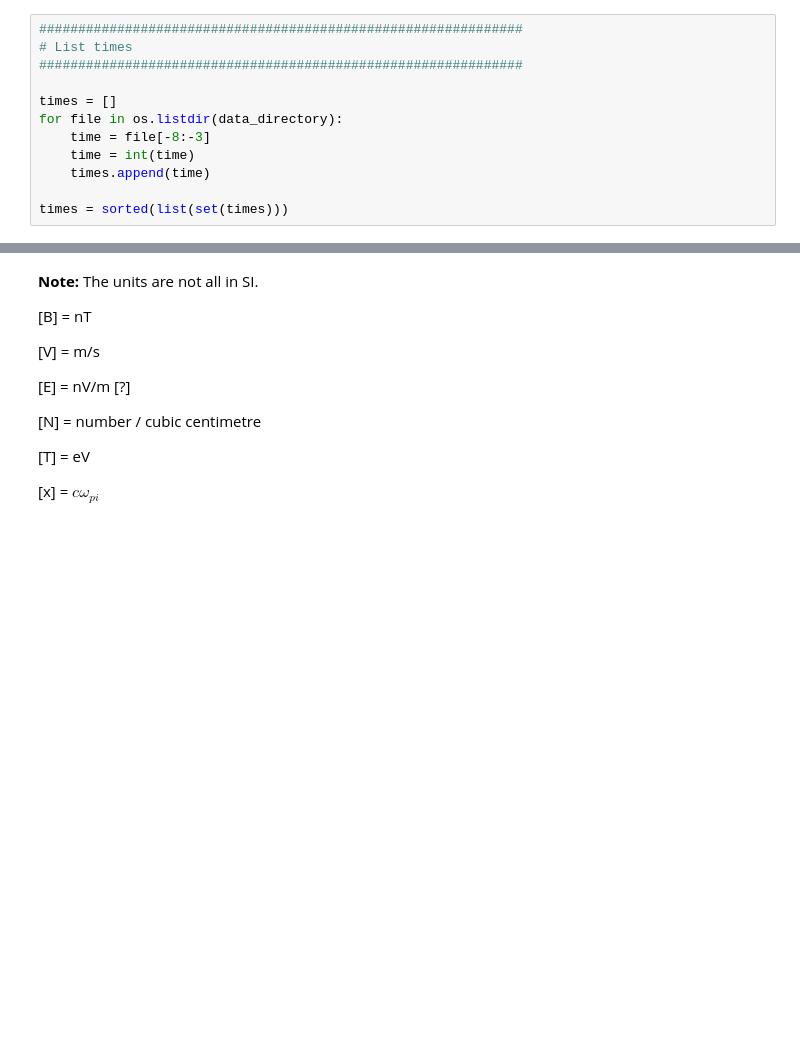
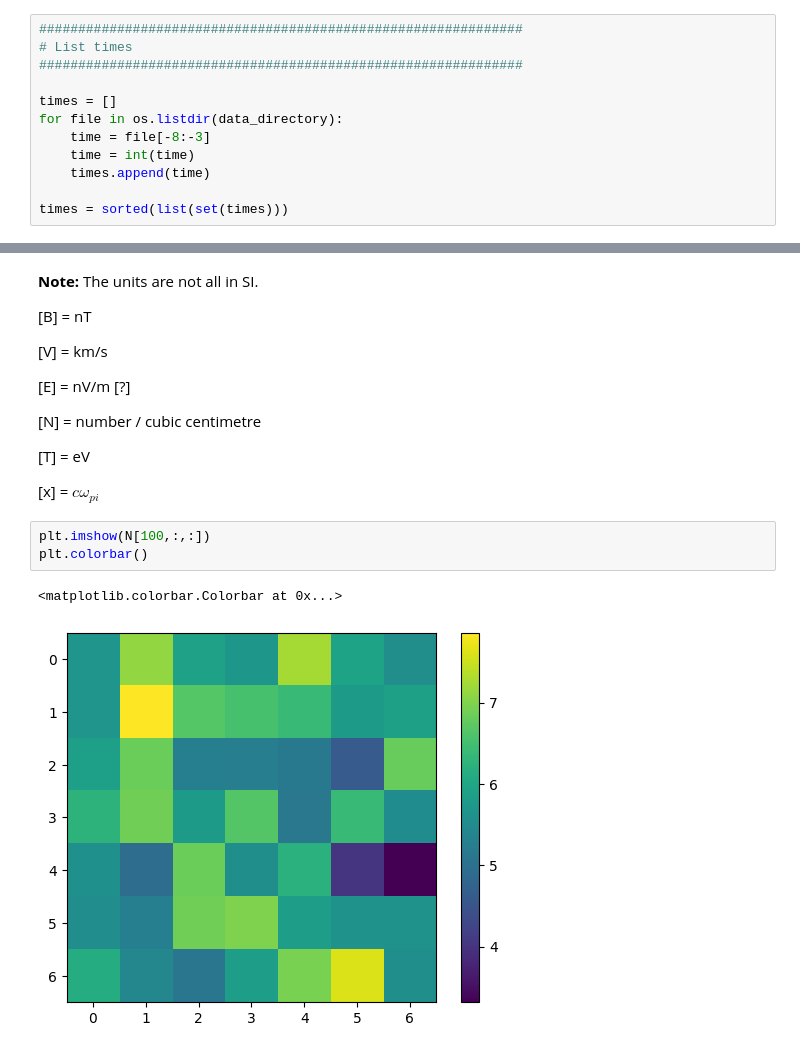
Before and after one commit to cmoissar/LatHyS, a Jupyter notebook: analyse_results/plot_lines.ipynb, the cells around one changed output, grey strips where cells are left out. Drawn from its saved outputs; the diff is of its cells as text; blank space fills up the shorter version.

```diff
--- a/analyse_results/plot_lines.ipynb
+++ b/analyse_results/plot_lines.ipynb
@@ -78,7 +100,7 @@ The units are not all in SI.
 
 [B] = nT
 
-[V] = m/s
+[V] = km/s
 
 [E] = nV/m [?]
 
@@ -87,3 +109,9 @@ The units are not all in SI.
 [T] = eV
 
 [x] = $c \omega_{pi}$
+# %%
+plt.imshow(N[100,:,:])
+plt.colorbar()
+# %% [output]
+<matplotlib.colorbar.Colorbar at 0x...>
+[figure, added]
```
Also changed, not shown: parts of 4 cells of this notebook, 4 other files.
